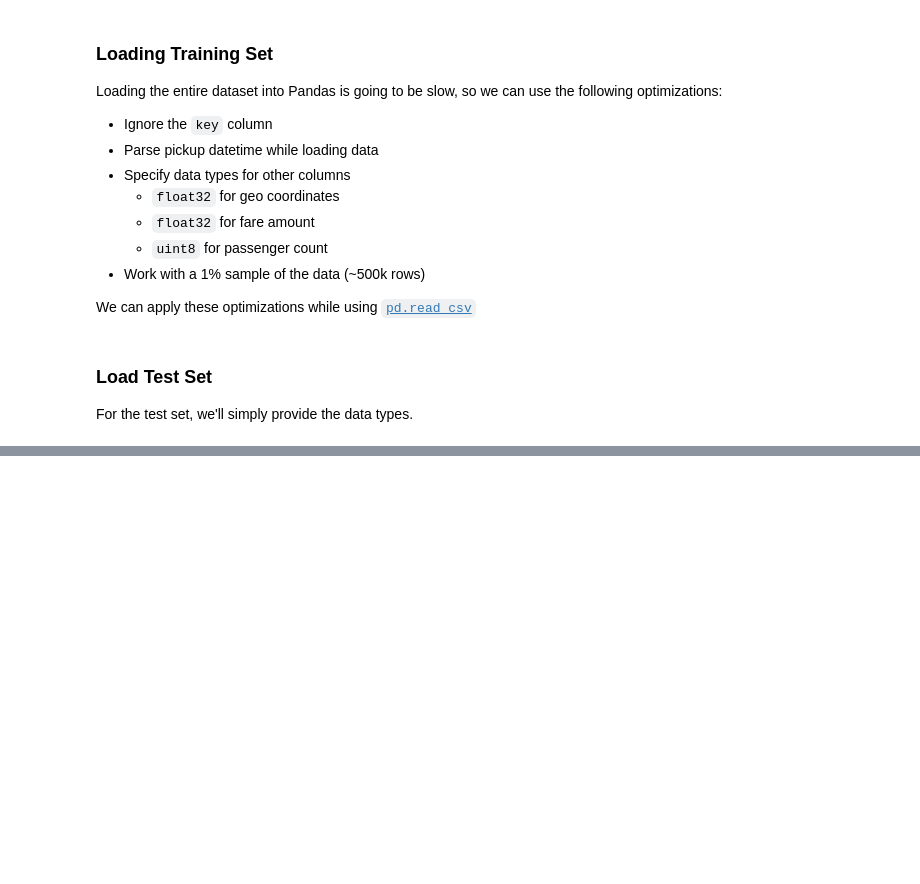
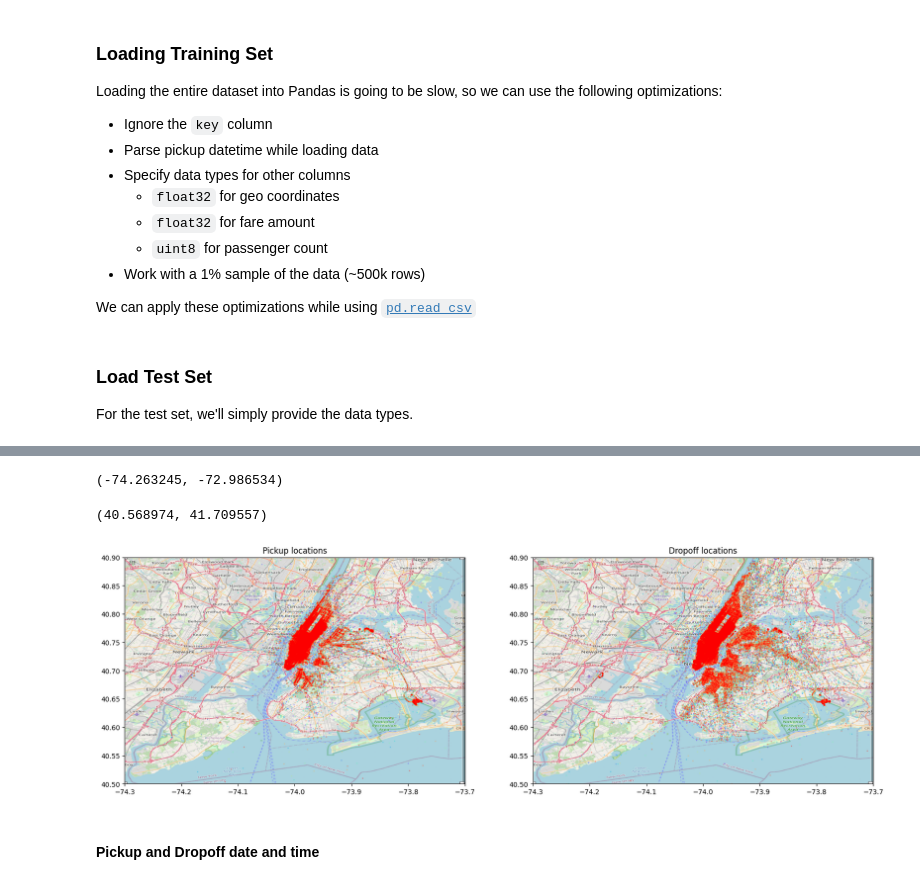
Before and after one commit to vivekpatel99/NY-taxi-fare-prediction, a Jupyter notebook: NY_Taxi_Fare_Prediction.ipynb, the cells around one changed output, grey strips where cells are left out. Saved outputs shown, nothing was run; the diff lists cells and outputs as text; code cells hidden in the pictures; blank space fills up the shorter version.

```diff
--- a/NY_Taxi_Fare_Prediction.ipynb
+++ b/NY_Taxi_Fare_Prediction.ipynb
@@ -204,0 +496,12 @@ taxi_fare_train_df.describe().T
+# %%
+# Droping these outliers
+taxi_fare_train_df = drop_longitude_lattitude_outliers(
+    df=taxi_fare_train_df,
+    lat_col_name='pickup_latitude',
+    long_col_name='pickup_longitude'
+    )
+taxi_fare_train_df= drop_longitude_lattitude_outliers(
+    df=taxi_fare_train_df,
+    lat_col_name='dropoff_latitude',
+    long_col_name='dropoff_longitude'
+    )
@@ -204,0 +566,12 @@ taxi_fare_train_df.describe().T
+# %%
+# minimum and maximum longitude test set
+min(taxi_fare_test_df.pickup_longitude.min(), taxi_fare_test_df.dropoff_longitude.min()), \
+max(taxi_fare_test_df.pickup_longitude.max(), taxi_fare_test_df.dropoff_longitude.max())
+# %% [output]
+(-74.263245, -72.986534)
+# %%
+# minimum and maximum latitude test set
+min(taxi_fare_test_df.pickup_latitude.min(), taxi_fare_test_df.dropoff_latitude.min()), \
+max(taxi_fare_test_df.pickup_latitude.max(), taxi_fare_test_df.dropoff_latitude.max())
+# %% [output]
+(40.568974, 41.709557)
@@ -204,0 +580,33 @@ taxi_fare_train_df.describe().T
+# %%
+def plot_on_map(df:pd.DataFrame, bounding_box:tuple, nyc_map, s:int=10, alpha:float=0.2)-> None:
+    fig, axs = plt.subplots(1,2,figsize=(20, 12))
+
+    colors = cm.rainbow(np.linspace(0, 1, len(df)))
+    axs[0].scatter(
+        df.pickup_longitude,
+        df.pickup_latitude,
+        alpha=alpha,
+        c=colors,
+        s=s)
+    axs[0].set_title('Pickup locations')
+    axs[0].imshow(nyc_map, zorder=0, extent=bounding_box)
+
+    axs[1].scatter(
+        df.dropoff_longitude,
+        df.dropoff_latitude,
+        alpha=alpha,
+        c=colors,
+        s=s)
+    axs[1].set_title('Dropoff locations')
+    axs[1].imshow(nyc_map, zorder=0, extent=bounding_box)
+    plt.show()
+# %%
+filename = 'nyc_-74.3_-73.7_40.5_40.9.png'
+nyc_map_zoom_img = plt.imread(filename)
+# %%
+bounding_box_zoom = (-74.3, -73.7, 40.5, 40.9)
+plot_on_map(taxi_fare_train_df, bounding_box_zoom, nyc_map_zoom_img, s=1, alpha=0.3)
+# %% [output]
+[figure, added]
+# %% [markdown]
+#### Pickup and Dropoff date and time
```
Also changed, not shown: parts of 70 cells of this notebook, 5 other files.
